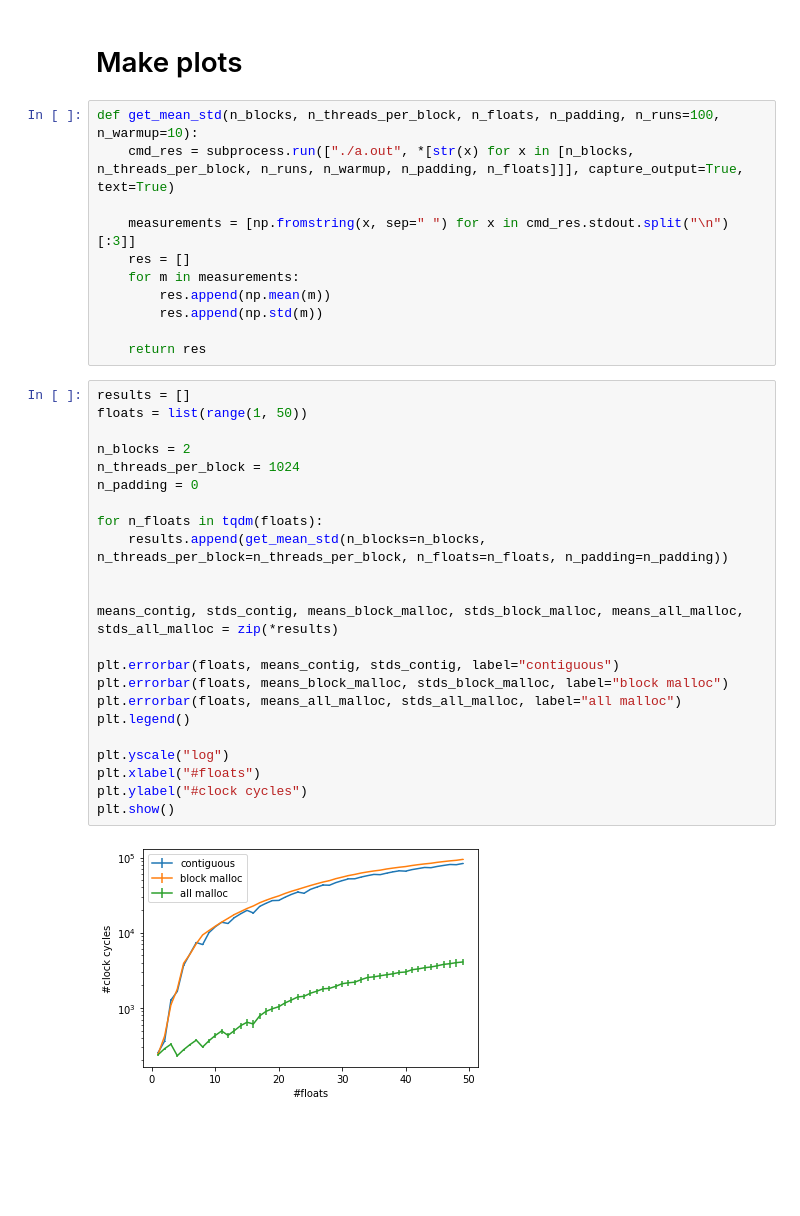
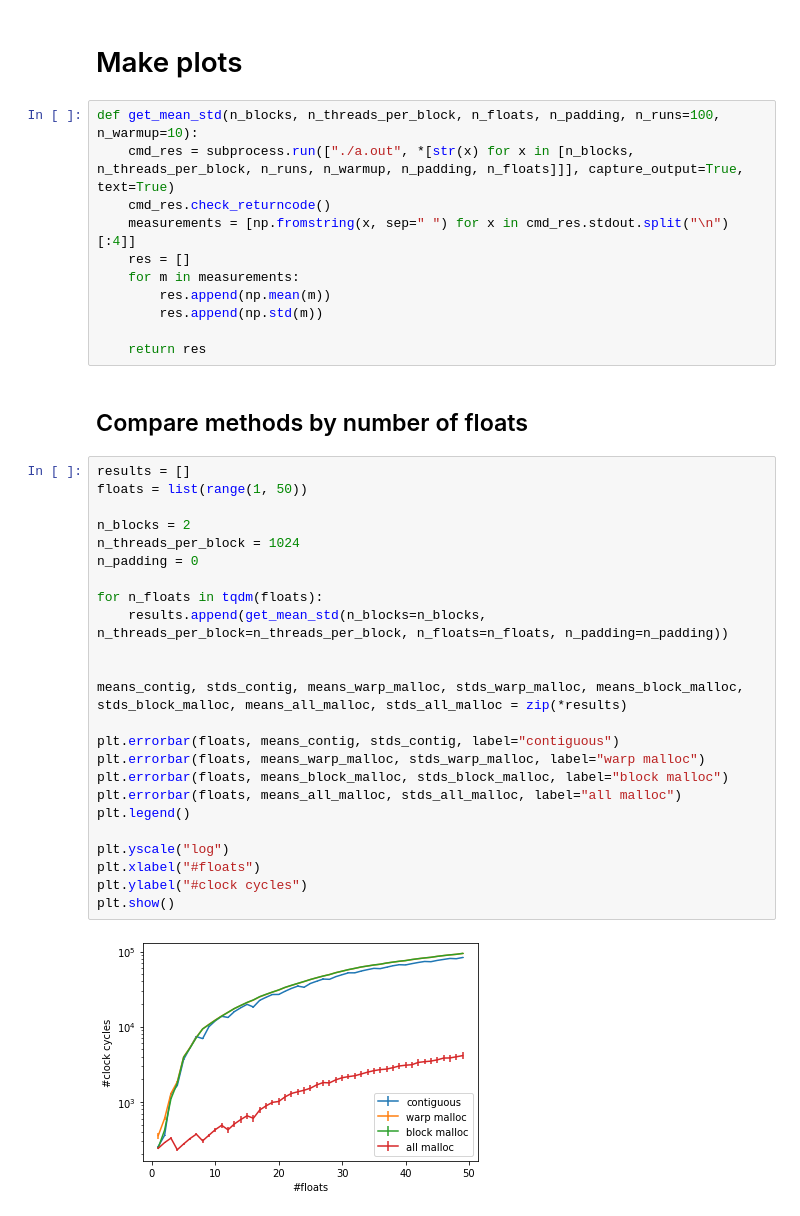
Before and after one commit to maerhart/dphpc-project, a Jupyter notebook: strided_benchmarks/plot_strided_benchmarks.ipynb, the cells around one changed output. Drawn from its saved outputs; the diff is of its cells as text; blank space fills up the shorter version.

Commit message:
Benchmark warp malloc

```diff
--- a/strided_benchmarks/plot_strided_benchmarks.ipynb
+++ b/strided_benchmarks/plot_strided_benchmarks.ipynb
@@ -31,36 +31,39 @@ plt.show()
 # %%
 def get_mean_std(n_blocks, n_threads_per_block, n_floats, n_padding, n_runs=100, n_warmup=10):
     cmd_res = subprocess.run(["./a.out", *[str(x) for x in [n_blocks, n_threads_per_block, n_runs, n_warmup, n_padding, n_floats]]], capture_output=True, text=True)
-
-    measurements = [np.fromstring(x, sep=" ") for x in cmd_res.stdout.split("\n")[:3]]
+    cmd_res.check_returncode()
+    measurements = [np.fromstring(x, sep=" ") for x in cmd_res.stdout.split("\n")[:4]]
     res = []
     for m in measurements:
         res.append(np.mean(m))
         res.append(np.std(m))
 
     return res
+# %% [markdown]
+## Compare methods by number of floats
 # %%
 results = []
 floats = list(range(1, 50))
 
 n_blocks = 2
 n_threads_per_block = 1024
 n_padding = 0
 
 for n_floats in tqdm(floats):
     results.append(get_mean_std(n_blocks=n_blocks, n_threads_per_block=n_threads_per_block, n_floats=n_floats, n_padding=n_padding))
 
 
-means_contig, stds_contig, means_block_malloc, stds_block_malloc, means_all_malloc, stds_all_malloc = zip(*results)
+means_contig, stds_contig, means_warp_malloc, stds_warp_malloc, means_block_malloc, stds_block_malloc, means_all_malloc, stds_all_malloc = zip(*results)
 
 plt.errorbar(floats, means_contig, stds_contig, label="contiguous")
+plt.errorbar(floats, means_warp_malloc, stds_warp_malloc, label="warp malloc")
 plt.errorbar(floats, means_block_malloc, stds_block_malloc, label="block malloc")
 plt.errorbar(floats, means_all_malloc, stds_all_malloc, label="all malloc")
 plt.legend()
 
 plt.yscale("log")
 plt.xlabel("#floats")
 plt.ylabel("#clock cycles")
 plt.show()
 # %% [output]
-[figure, old version]
+[figure, new version]
```
Also changed, not shown: parts of 5 cells of this notebook, 1 other file.
